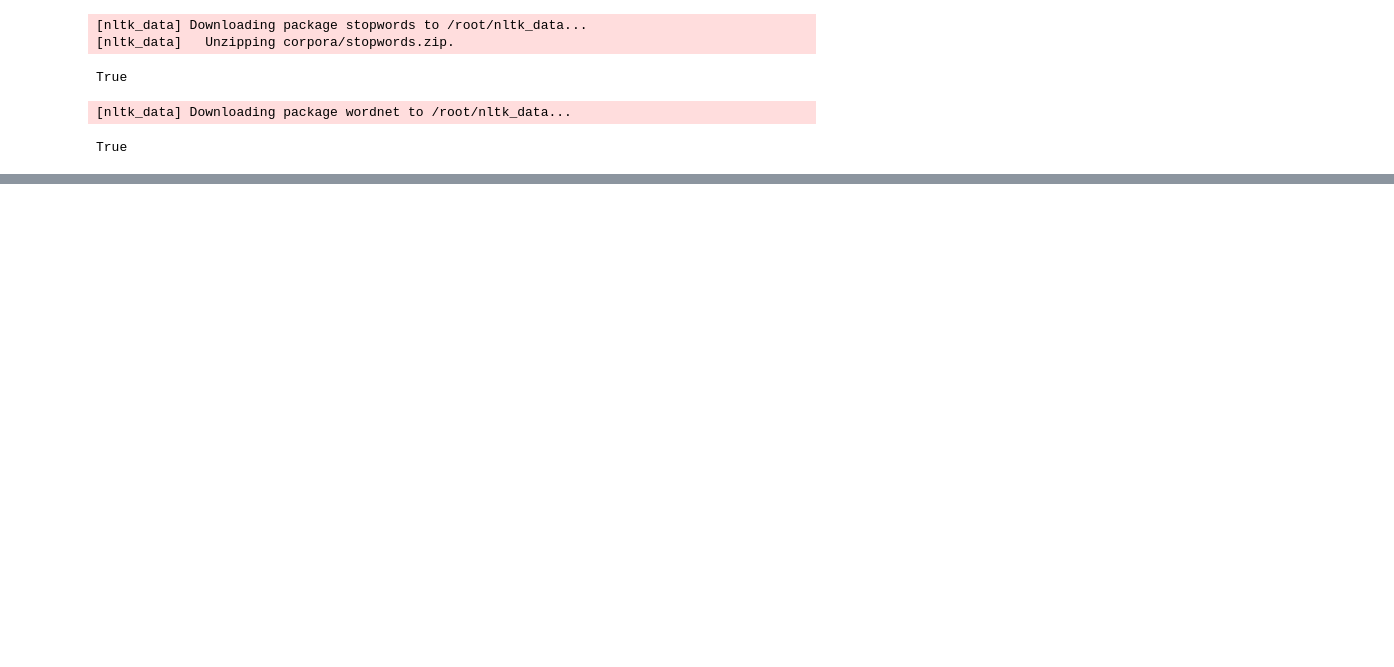
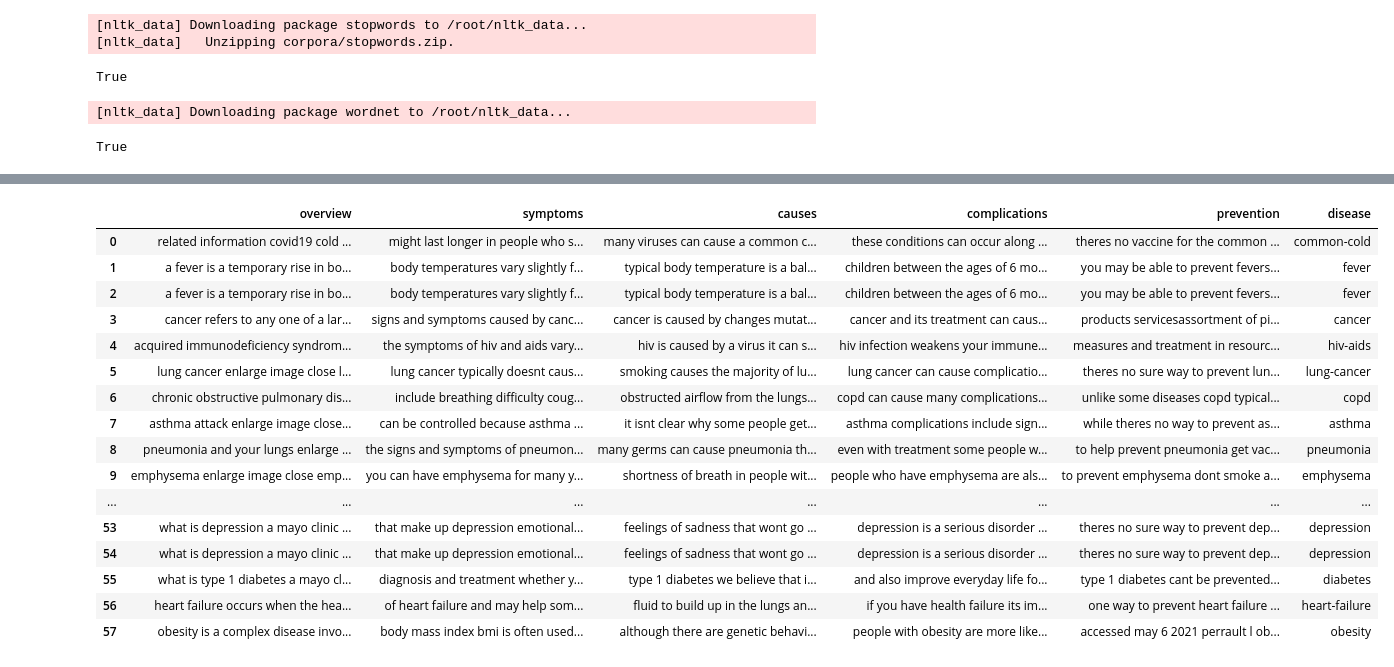
Before and after one commit to dharavathramdas101/NLP-Natural-Language-Processing-Zero-to-Hero, a Jupyter notebook: Scrap_new.ipynb, the cells around one changed output, grey strips where cells are left out. Drawn from its saved outputs; the diff is of its cells as text; code cells hidden in the pictures; blank space fills up the shorter version.

```diff
--- a/Scrap_new.ipynb
+++ b/Scrap_new.ipynb
@@ -581,0 +626,3 @@ Overview Symptoms From Mayo Clinic to your inbox Causes Complications Prevention
+# %%
+fever_text = fever_text.lower()
+fever_text
@@ -679,0 +820,11 @@ result
+# %%
+overview = result4[result4.find("overview"):result4.find("symptoms")]
+print(overview)
+symptoms = result4[result4.find("symptoms"):result4.find("causes")]
+print(symptoms)
+causes = result4[result4.find("causes"):result4.find("complications")]
+print(causes)
+complications = result4[result4.find("complications"):result4.find("prevention")]
+print(complications)
+prevention = result4[result4.find("prevention"):len(result4)]
+print(prevention)
@@ -828,0 +1567,28 @@ Doctors & departments
+# %%
+pattern = r"(?<=overview)(.*?)(?=symptoms)"
+overview = re.search(pattern, cleaned_text, re.IGNORECASE).group(0).strip()
+pattern = r"(?<=symptoms)(.*?)(?=causes)"
+symptoms = re.search(pattern, cleaned_text, re.IGNORECASE).group(0).strip()
+pattern = r"(?<=causes)(.*?)(?=complications)"
+causes = re.search(pattern, cleaned_text, re.IGNORECASE).group(0).strip()
+
+pattern = r"(?<=complications)(.*?)(?=prevention)"
+complications = re.search(pattern, cleaned_text, re.IGNORECASE).group(0).strip()
+
+pattern = r"(?<=prevention)(.*)"
+prevention = re.search(pattern, cleaned_text, re.IGNORECASE).group(0).strip()
+
+    # Extract the disease name from the URL
+disease_name = re.search(r"diseases-conditions/(.*?)/", url).group(1)
+# %%
+data.append({
+        "overview": overview,
+        "symptoms": symptoms,
+        "causes": causes,
+        "complications": complications,
+        "prevention": prevention,
+        "disease": disease_name
+    })
+
+df_extracted = pd.concat([pd.DataFrame(d, index=[0]) for d in data], ignore_index=True)
+print(df_extracted)
@@ -828,0 +1613,20 @@ Doctors & departments
+# %%
+df_extracted
+# %% [output]
+|  | overview | symptoms | causes | complications | prevention | disease |
+| 0 | related information covid19 cold ... | might last longer in people who s... | many viruses can cause a common c... | these conditions can occur along ... | theres no vaccine for the common ... | common-cold |
+| 1 | a fever is a temporary rise in bo... | body temperatures vary slightly f... | typical body temperature is a bal... | children between the ages of 6 mo... | you may be able to prevent fevers... | fever |
+| 2 | a fever is a temporary rise in bo... | body temperatures vary slightly f... | typical body temperature is a bal... | children between the ages of 6 mo... | you may be able to prevent fevers... | fever |
+| 3 | cancer refers to any one of a lar... | signs and symptoms caused by canc... | cancer is caused by changes mutat... | cancer and its treatment can caus... | products servicesassortment of pi... | cancer |
+| 4 | acquired immunodeficiency syndrom... | the symptoms of hiv and aids vary... | hiv is caused by a virus it can s... | hiv infection weakens your immune... | measures and treatment in resourc... | hiv-aids |
+| 5 | lung cancer enlarge image close l... | lung cancer typically doesnt caus... | smoking causes the majority of lu... | lung cancer can cause complicatio... | theres no sure way to prevent lun... | lung-cancer |
+| 6 | chronic obstructive pulmonary dis... | include breathing difficulty coug... | obstructed airflow from the lungs... | copd can cause many complications... | unlike some diseases copd typical... | copd |
+| 7 | asthma attack enlarge image close... | can be controlled because asthma ... | it isnt clear why some people get... | asthma complications include sign... | while theres no way to prevent as... | asthma |
+| 8 | pneumonia and your lungs enlarge ... | the signs and symptoms of pneumon... | many germs can cause pneumonia th... | even with treatment some people w... | to help prevent pneumonia get vac... | pneumonia |
+| 9 | emphysema enlarge image close emp... | you can have emphysema for many y... | shortness of breath in people wit... | people who have emphysema are als... | to prevent emphysema dont smoke a... | emphysema |
+| ... | ... | ... | ... | ... | ... | ... |
+| 53 | what is depression a mayo clinic ... | that make up depression emotional... | feelings of sadness that wont go ... | depression is a serious disorder ... | theres no sure way to prevent dep... | depression |
+| 54 | what is depression a mayo clinic ... | that make up depression emotional... | feelings of sadness that wont go ... | depression is a serious disorder ... | theres no sure way to prevent dep... | depression |
+| 55 | what is type 1 diabetes a mayo cl... | diagnosis and treatment whether y... | type 1 diabetes we believe that i... | and also improve everyday life fo... | type 1 diabetes cant be prevented... | diabetes |
+| 56 | heart failure occurs when the hea... | of heart failure and may help som... | fluid to build up in the lungs an... | if you have health failure its im... | one way to prevent heart failure ... | heart-failure |
+| 57 | obesity is a complex disease invo... | body mass index bmi is often used... | although there are genetic behavi... | people with obesity are more like... | accessed may 6 2021 perrault l ob... | obesity |
```
Also changed, not shown: parts of 57 cells of this notebook.
